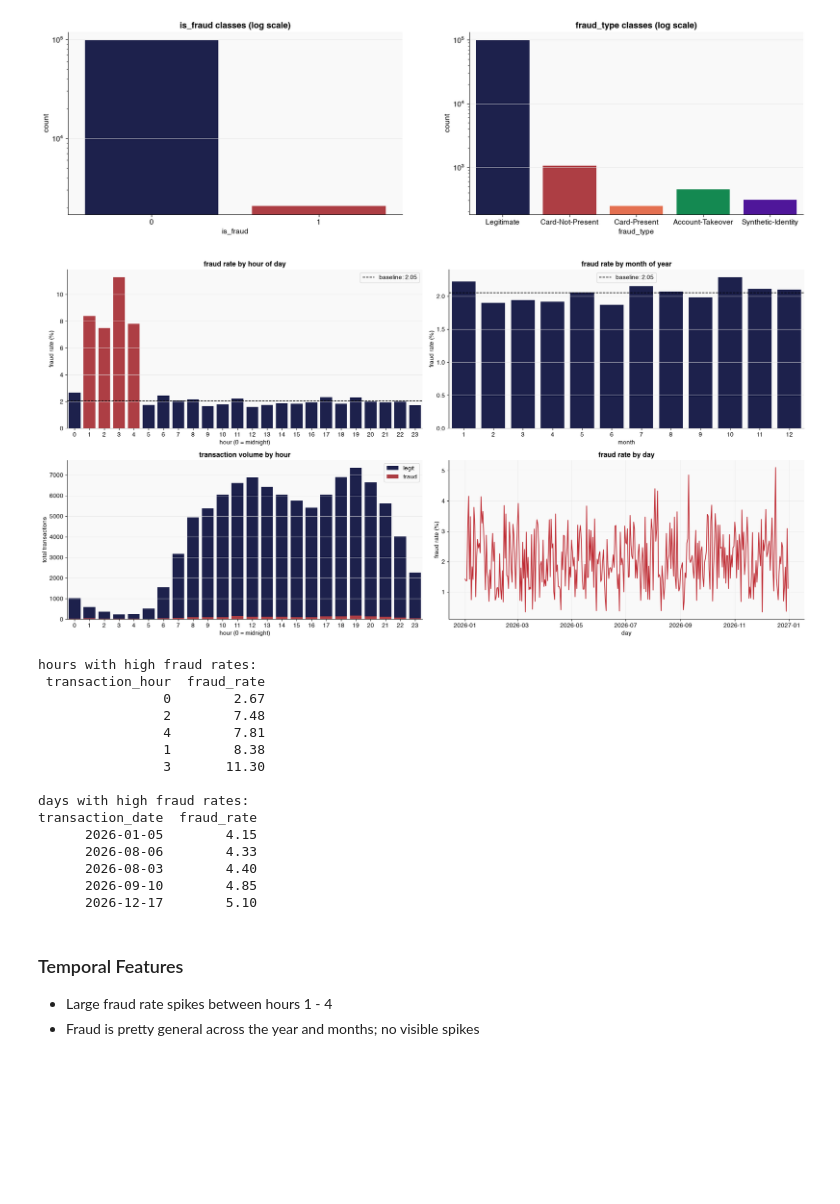
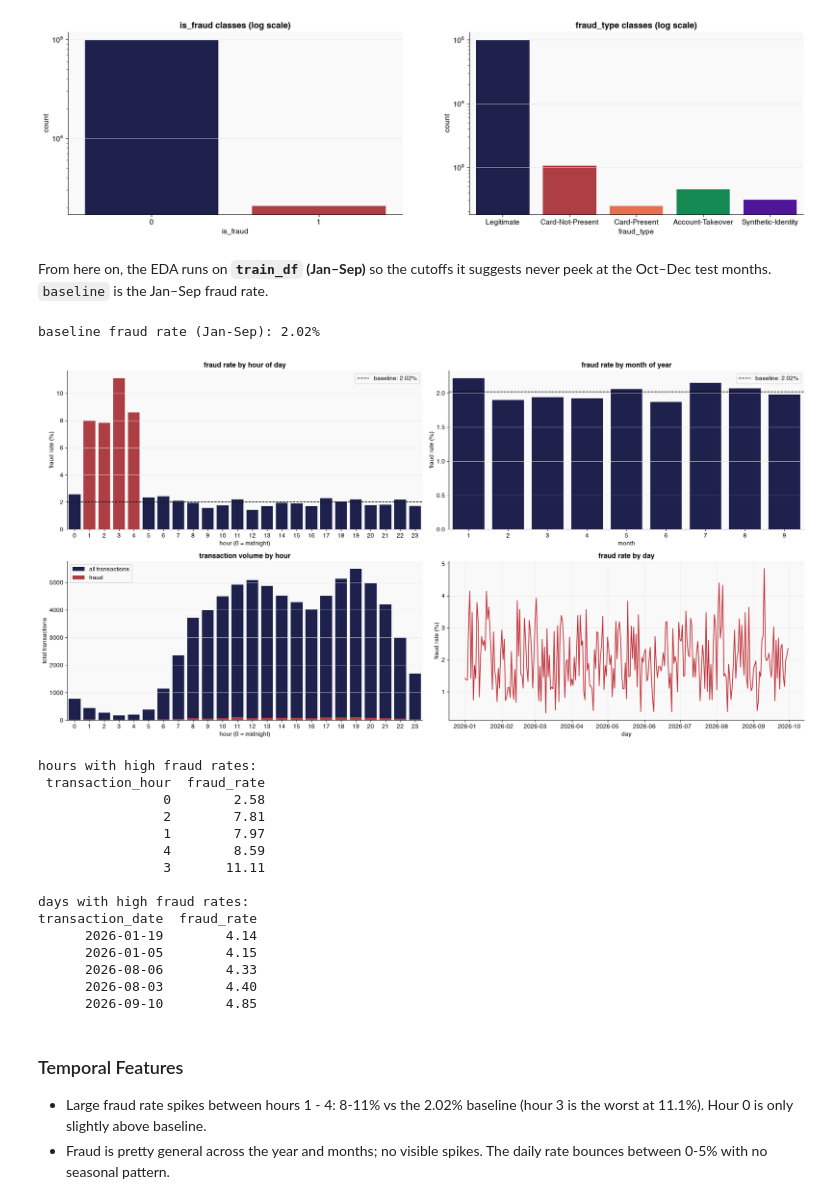
Before and after one commit to ariklee2/fraud-classification, a Jupyter notebook: fraud.ipynb, the cells around one changed output. Saved outputs shown, nothing was run; the diff lists cells and outputs as text; code cells hidden in the pictures; blank space fills up the shorter version.

```diff
--- a/fraud.ipynb
+++ b/fraud.ipynb
@@ -173,17 +176,30 @@ ax[1].set_title("fraud_type classes (log scale)", fontweight="bold")
 plt.show()
 # %% [output]
 [figure]
+# %% [markdown]
+From here on, the EDA runs on **`train_df` (Jan–Sep)** so the cutoffs it
+suggests never peek at the Oct–Dec test months. `baseline` is the Jan–Sep
+fraud rate.
+# %%
+def fraud_rate_by(df, col):
+    """Fraud count, total and fraud rate (%) for each value of col."""
+    out = df.groupby(col, observed=True).agg(
+        fraud=("is_fraud", "sum"),
+        total=("is_fraud", "count"),
+    ).reset_index()
+    out["fraud_rate"] = (out["fraud"] / out["total"] * 100).round(2)
+    return out
+
+baseline = round(train_df["is_fraud"].mean() * 100, 2)
+print(f"baseline fraud rate (Jan-Sep): {baseline}%")
+# %% [output]
+baseline fraud rate (Jan-Sep): 2.02%
 # %%
 # temporal analysis
 fig, ax = plt.subplots(2, 2, figsize=(20, 10))
-baseline = (fraud_df["is_fraud"].mean() * 100).round(2)
 
 # % fraud per hour
-hourly = fraud_df.groupby("transaction_hour").agg(
-    total=("is_fraud", "count"),
-    fraud=("is_fraud", "sum")
-).reset_index()
-hourly["fraud_rate"] = (hourly["fraud"] / hourly["total"] * 100).round(2)
+hourly = fraud_rate_by(train_df, "transaction_hour")
 
 # color massive outliers red
 hour_colors = [RED if rate > baseline * 1.5 else BLUE for rate in hourly["fraud_rate"]]
@@ -200,16 +216,12 @@ sns.barplot(
 
 ax[0,0].set_xlabel("hour (0 = midnight)")
 ax[0,0].set_ylabel("fraud rate (%)")
-ax[0,0].axhline(baseline, color="black", linewidth=1.2, linestyle="--", label=f"baseline: {baseline}")
+ax[0,0].axhline(baseline, color="black", linewidth=1.2, linestyle="--", label=f"baseline: {baseline}%")
 ax[0,0].legend()
 ax[0,0].set_title("fraud rate by hour of day", fontweight="bold")
 
 # % fraud per month
-monthly = fraud_df.groupby("transaction_month").agg(
-    total=("is_fraud", "count"),
-    fraud=("is_fraud", "sum")
-).reset_index()
-monthly["fraud_rate"] = (monthly["fraud"] / monthly["total"] * 100).round(2)
+monthly = fraud_rate_by(train_df, "transaction_month")
 
 # color massive outliers red
 month_colors = [RED if rate > baseline * 1.5 else BLUE for rate in monthly["fraud_rate"]]
@@ -226,7 +238,7 @@ sns.barplot(
 
 ax[0,1].set_xlabel("month")
 ax[0,1].set_ylabel("fraud rate (%)")
-ax[0,1].axhline(baseline, color="black", linewidth=1.2, linestyle="--", label=f"baseline: {baseline}")
+ax[0,1].axhline(baseline, color="black", linewidth=1.2, linestyle="--", label=f"baseline: {baseline}%")
 ax[0,1].legend()
 ax[0,1].set_title("fraud rate by month of year", fontweight="bold")
 
@@ -237,7 +249,7 @@ sns.barplot(
     y="total",
     color=BLUE,
     ax=ax[1,0],
-    label="legit"
+    label="all transactions"
 )
 # total amount of fraud out of total transactions
 sns.barplot(
@@ -249,59 +261,54 @@ sns.barplot(
     label="fraud"
 )
 
 ax[1,0].set_xlabel("hour (0 = midnight)")
 ax[1,0].set_ylabel("total transactions")
 ax[1,0].set_title("transaction volume by hour", fontweight="bold")
 
 # top days for fraud
-daily = fraud_df.groupby("transaction_date").agg(
-    total = ("is_fraud", "count"),
-    fraud = ("is_fraud", "sum")
-).reset_index()
-daily["fraud_rate"] = (daily["fraud"] / daily["total"] * 100).round(2)
+daily = fraud_rate_by(train_df, "transaction_date")
 
 sns.lineplot(
     data=daily,
     x="transaction_date",
     y="fraud_rate",
-    markers=True,
     color=RED,
     ax=ax[1,1],
 )
 
 ax[1,1].set_xlabel("day")
 ax[1,1].set_ylabel("fraud rate (%)")
 ax[1,1].set_title("fraud rate by day", fontweight="bold")
 
 plt.tight_layout()
 plt.show()
 
 print("hours with high fraud rates:")
 print(hourly[["transaction_hour", "fraud_rate"]].sort_values(by="fraud_rate").tail(5).to_string(index=False))
 print()
 print("days with high fraud rates:")
 print(daily[["transaction_date", "fraud_rate"]].sort_values(by="fraud_rate").tail(5).to_string(index=False))
 # %% [output]
-[figure, old version]
+[figure, new version]
 hours with high fraud rates:
  transaction_hour  fraud_rate
-                0        2.67
-                2        7.48
-                4        7.81
-                1        8.38
-                3       11.30
+                0        2.58
+                2        7.81
+                1        7.97
+                4        8.59
+                3       11.11
 
 days with high fraud rates:
 transaction_date  fraud_rate
+      2026-01-19        4.14
       2026-01-05        4.15
       2026-08-06        4.33
       2026-08-03        4.40
       2026-09-10        4.85
-      2026-12-17        5.10
 # %% [markdown]
 ### Temporal Features ###
-- Large fraud rate spikes between hours 1 - 4
-- Fraud is pretty general across the year and months; no visible spikes
+- Large fraud rate spikes between hours 1 - 4: 8-11% vs the 2.02% baseline (hour 3 is the worst at 11.1%). Hour 0 is only slightly above baseline.
+- Fraud is pretty general across the year and months; no visible spikes. The daily rate bounces between 0-5% with no seasonal pattern.
 # %%
 # merchant profile analysis
 fig, ax = plt.subplots(1, 2, figsize=(20, 5))
```
Also changed, not shown: parts of 38 cells of this notebook, 1 other file.
